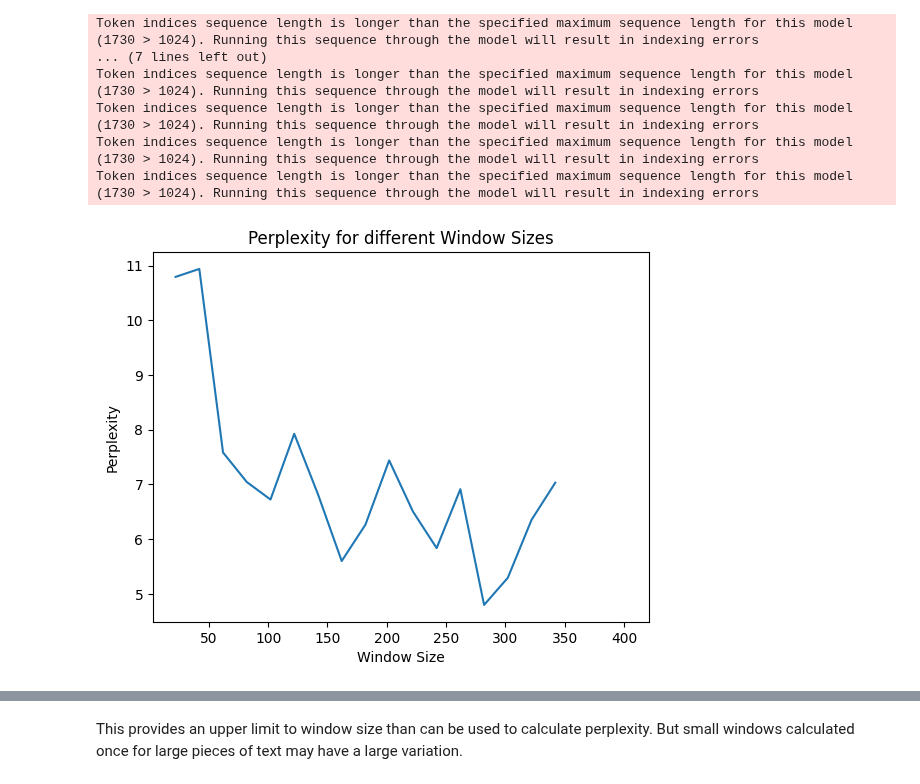
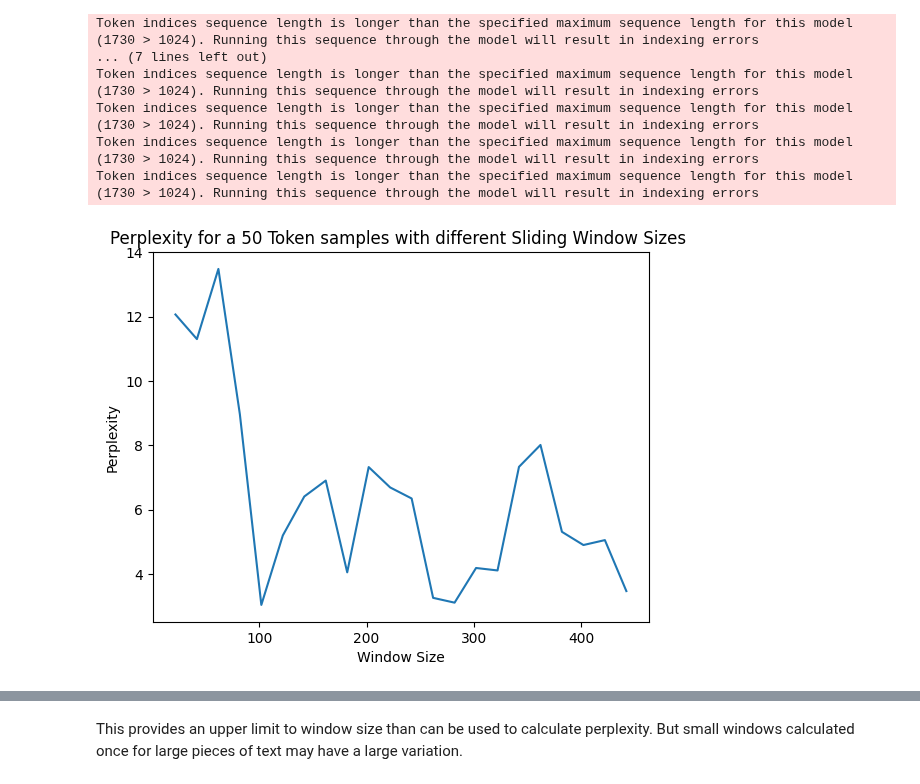
Before and after one commit to aecoaker/FTA-Summary, a Jupyter notebook: Exploring_BART_Models.ipynb, the cells around one changed output, grey strips where cells are left out. Saved outputs shown, nothing was run; the diff lists cells and outputs as text; code cells hidden in the pictures.

```diff
--- a/Exploring_BART_Models.ipynb
+++ b/Exploring_BART_Models.ipynb
@@ -176,6 +178,6 @@ Despite reducing the window from 1024 to 600 tokens (original run not shown) the
 # %%
-#re-writing function to let us adjust window size so we can test this, go back to a sliding window
-def perplexity(text, window = 100, model = 'facebook/bart-base'):
+#re-writing function to let us adjust number of tokens (but not window size) so we can test this, also going back to a sliding window
+def perplexity(text, model = 'facebook/bart-base', window = 100, tokens = 10):
   #read in chosen model and set up empty lists to use
   tokeniser = BartTokenizer.from_pretrained(model)
   model = BartForConditionalGeneration.from_pretrained(model)
@@ -191,19 +193,21 @@ def perplexity(text, window = 100, model = 'facebook/bart-base'):
     raise ValueError("Window size must be even.")
   if window > n:
     raise ValueError("Window size must be shorter than the tokenised text.")
+  #check number of tokens is smaller than text length
+  if tokens > n:
+    raise ValueError("Tokens length must be shorter than the tokenised text.")
 
-  #randomly select a window
-  window_start = random.sample(range(0, n - window), 1)[0]
-  window_end = window_start + window
-  tokens = range(window_start, window_end)
+  #randomly select a set of tokens
+  tokens_start = random.sample(range(0, n - tokens), 1)[0]
+  tokens_end = tokens_start + tokens
 
   #get tokens for this window only
   #input_ids = input_ids[:, window_start:window_end]
 
   #iterate through tokens in this window only and any around them
-  for i in range(window_start, window_end):
+  for i in range(tokens_start, tokens_end):
 
-    #find sliding window range
+    #find sliding window range for token
     a = int(i - (window/2))
     b = int(i + (window/2))
     if a < 0:
@@ -239,6 +243,6 @@ def perplexity(text, window = 100, model = 'facebook/bart-base'):
     prod__pp_t *= pp_t
 
   #calculate the perplexity by normalising this, also (for comparison) show avg probabilities
-  perplexity = prod__pp_t ** (1.0/window)
+  perplexity = prod__pp_t ** (1.0/tokens)
   return perplexity
 # %%
@@ -252,8 +262,9 @@ Token indices sequence length is longer than the specified maximum sequence leng
 # %%
+#testing variation in window size with a set token sample size, what gives infinity?
 windows = range(2, 450, 20)
 p = []
 for w in windows:
-  p.append(perplexity(text, window = w))
+  p.append(perplexity(text, window = w, tokens = 50))
 # %% [output]
 Token indices sequence length is longer than the specified maximum sequence length for this model (1730 > 1024). Running this sequence through the model will result in indexing errors
 Token indices sequence length is longer than the specified maximum sequence length for this model (1730 > 1024). Running this sequence through the model will result in indexing errors
@@ -273,11 +284,11 @@ Token indices sequence length is longer than the specified maximum sequence leng
 Token indices sequence length is longer than the specified maximum sequence length for this model (1730 > 1024). Running this sequence through the model will result in indexing errors
 Token indices sequence length is longer than the specified maximum sequence length for this model (1730 > 1024). Running this sequence through the model will result in indexing errors
 # %%
-import matplotlib.pyplot as plt
 plt.plot(windows[1:], p[1:])
-plt.title('Perplexity for different Window Sizes')
+plt.title('Perplexity for a 50 Token samples with different Sliding Window Sizes ')
 plt.xlabel('Window Size')
 plt.ylabel('Perplexity')
+#plt.xticks(windows[1:])
 plt.show()
 # %% [output]
-[figure, old version]
+[figure, new version]
```
Also changed, not shown: parts of 9 cells of this notebook.
